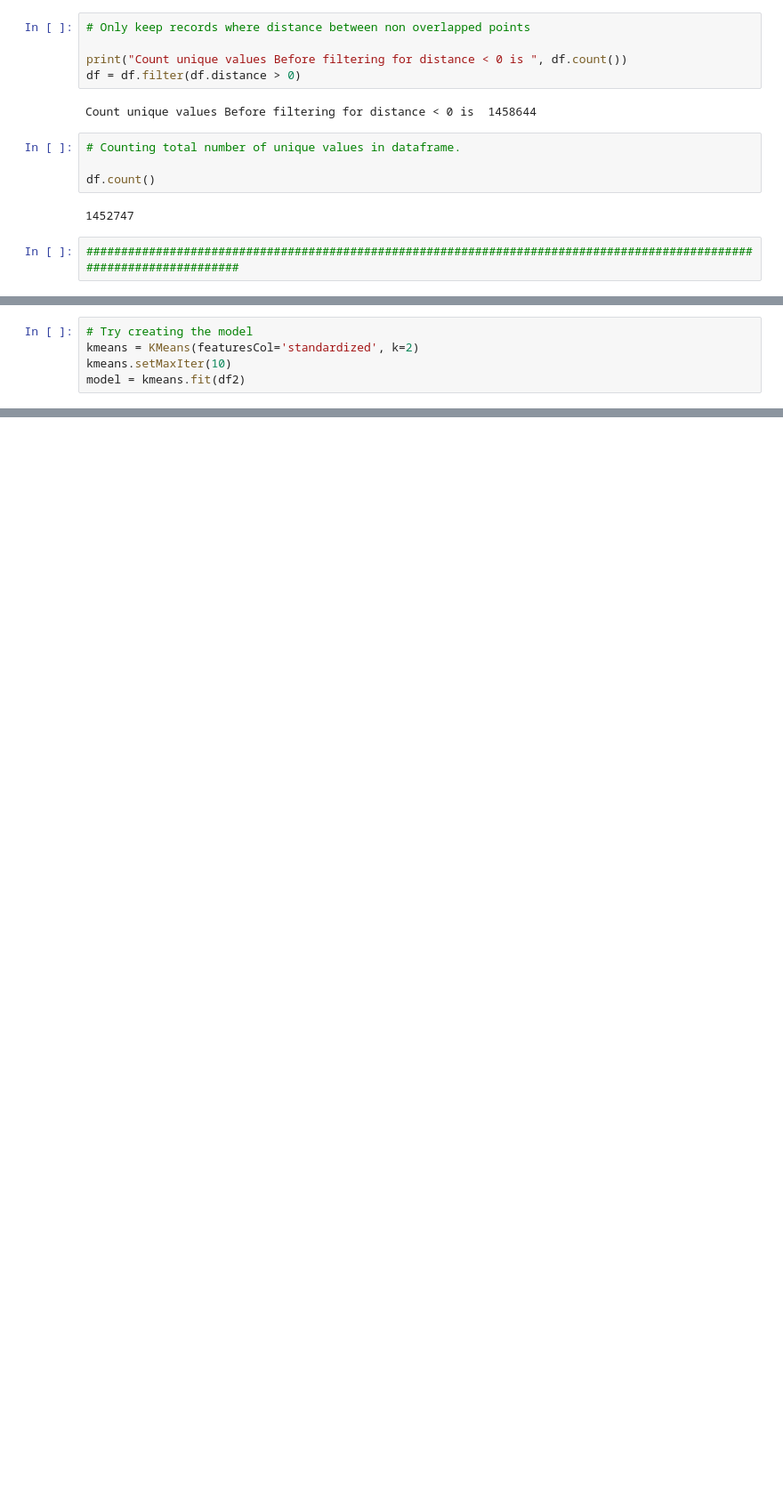
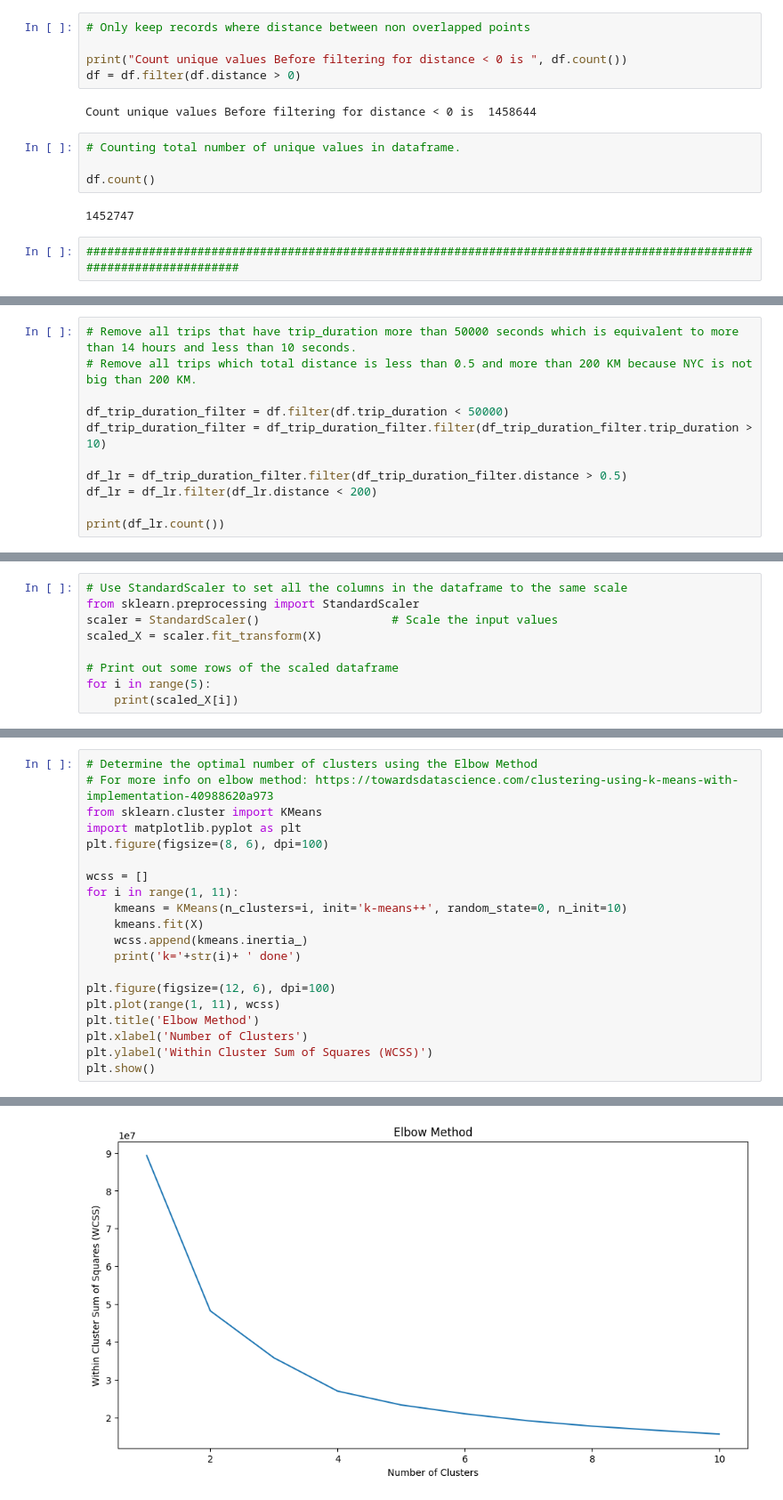
Before and after one commit to adam-25/NYC-taxi-Trip-duration-BigData-Analysis, a Jupyter notebook: Clustering.ipynb, the cells around one changed output, grey strips where cells are left out. Shown: that part at 89% size. Drawn from its saved outputs; the diff is of its cells as text; blank space fills up the shorter version.

Commit message:
added the k-means clustering model

```diff
--- a/Clustering.ipynb
+++ b/Clustering.ipynb
@@ -337,5 +219,0 @@ only showing top 5 rows
-# %%
-# Try creating the model
-kmeans = KMeans(featuresCol='standardized', k=2)
-kmeans.setMaxIter(10)
-model = kmeans.fit(df2)
@@ -343,0 +224,11 @@ PythonException: ignored
+# %%
+# Remove all trips that have trip_duration more than 50000 seconds which is equivalent to more than 14 hours and less than 10 seconds.
+# Remove all trips which total distance is less than 0.5 and more than 200 KM because NYC is not big than 200 KM.
+
+df_trip_duration_filter = df.filter(df.trip_duration < 50000)
+df_trip_duration_filter = df_trip_duration_filter.filter(df_trip_duration_filter.trip_duration > 10)
+
+df_lr = df_trip_duration_filter.filter(df_trip_duration_filter.distance > 0.5)
+df_lr = df_lr.filter(df_lr.distance < 200)
+
+print(df_lr.count())
@@ -343,0 +255,9 @@ PythonException: ignored
+# %%
+# Use StandardScaler to set all the columns in the dataframe to the same scale
+from sklearn.preprocessing import StandardScaler
+scaler = StandardScaler()                   # Scale the input values
+scaled_X = scaler.fit_transform(X)
+
+# Print out some rows of the scaled dataframe
+for i in range(5):
+    print(scaled_X[i])
@@ -343,0 +275,21 @@ PythonException: ignored
+# %%
+# Determine the optimal number of clusters using the Elbow Method
+# For more info on elbow method: https://towardsdatascience.com/clustering-using-k-means-with-implementation-40988620a973
+from sklearn.cluster import KMeans
+import matplotlib.pyplot as plt
+plt.figure(figsize=(8, 6), dpi=100)
+
+wcss = []
+for i in range(1, 11):
+    kmeans = KMeans(n_clusters=i, init='k-means++', random_state=0, n_init=10)
+    kmeans.fit(X)
+    wcss.append(kmeans.inertia_)
+    print('k='+str(i)+ ' done')
+
+plt.figure(figsize=(12, 6), dpi=100)
+plt.plot(range(1, 11), wcss)
+plt.title('Elbow Method')
+plt.xlabel('Number of Clusters')
+plt.ylabel('Within Cluster Sum of Squares (WCSS)')
+plt.show()
+# %% [output]
@@ -343,0 +307 @@ PythonException: ignored
+[figure, added]
```
Also changed, not shown: parts of 15 cells of this notebook.
